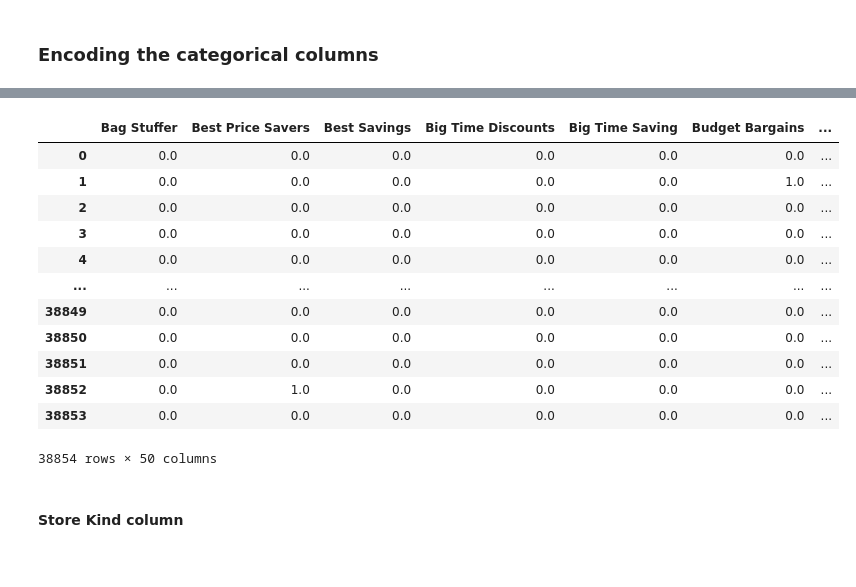
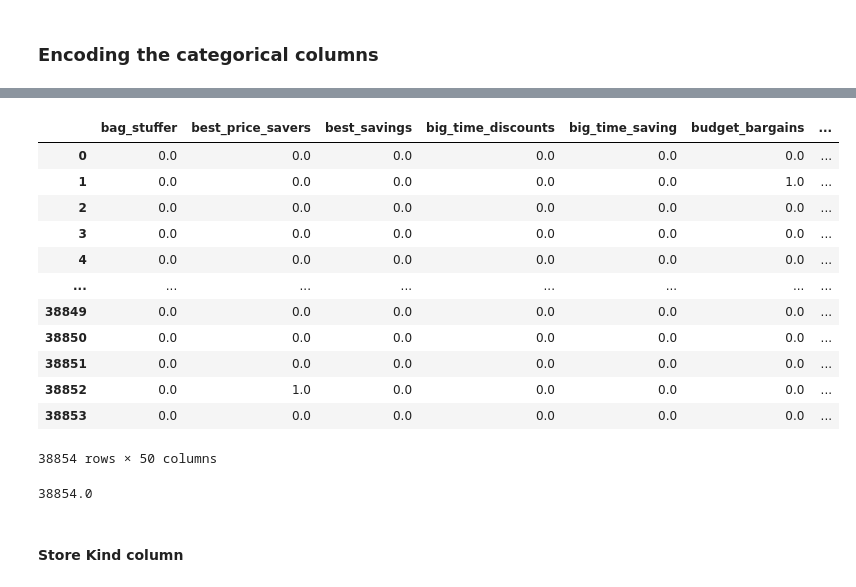
Before and after one commit to abdul-rahman-hassan/Product-Cost-Prediction, a Jupyter notebook: Preprocessing.ipynb, the cells around one changed output, grey strips where cells are left out. Drawn from its saved outputs; the diff is of its cells as text; code cells hidden in the pictures.

```diff
--- a/Preprocessing.ipynb
+++ b/Preprocessing.ipynb
@@ -1017,24 +1038,35 @@ array(['Dimes Off', 'Budget Bargains', 'Shelf Emptiers', 'Savings Galore',
-# %%
-from sklearn.preprocessing import OneHotEncoder
-ohe = OneHotEncoder(sparse_output= False )
-arr = ohe.fit_transform(train[['promotion_name']])
-transformed_col = pd.DataFrame(arr)
-transformed_col.columns = ['Bag Stuffer', 'Best Price Savers', 'Best Savings', 'Big Time Discounts', 'Big Time Saving', 'Budget Bargains', 'Coupon Spectacular', 'Dimes Off', 'Discount Frenzy', 'Dollar Days', 'Double Your Savings', 'Fantastic Discounts', 'Full Free', 'GLD', 'Go For It', 'Green Light Special', 'I Cant Believe It Sale', 'Lottery Cash Registerion', 'Money Savers', 'Mystery Sale', 'No Promotion', 'One Day Sale', 'Pick Your Savings', 'Price Cutters', 'Price Destroyers', 'Price Slashers', 'Price Smashers', 'Price Winners', 'Promo Big', 'Roller Savings (High) ', 'Sale : Double Down', 'Sale Sale Sale', 'Sale Winners', 'Sales Days', 'Save It (Sale)', 'Save Price', 'Saving Days', 'Savings Galore', 'Shelf Clearing Days', 'Shelf Emptiers', 'Super Duper Savers', 'Super Savers', 'Super Wallet Savers', 'Three for One', 'Tip Top Savings', 'Two Day Sale', 'Two for One', 'Wallet Savers', 'Weekend Discount', 'You Save Days']
-transformed_col
-# %% [output]
-|  | Bag Stuffer | Best Price Savers | Best Savings | Big Time Discounts | Big Time Saving | Budget Bargains | ... |
-| 0 | 0.0 | 0.0 | 0.0 | 0.0 | 0.0 | 0.0 | ... |
-| 1 | 0.0 | 0.0 | 0.0 | 0.0 | 0.0 | 1.0 | ... |
-| 2 | 0.0 | 0.0 | 0.0 | 0.0 | 0.0 | 0.0 | ... |
-| 3 | 0.0 | 0.0 | 0.0 | 0.0 | 0.0 | 0.0 | ... |
-| 4 | 0.0 | 0.0 | 0.0 | 0.0 | 0.0 | 0.0 | ... |
-| ... | ... | ... | ... | ... | ... | ... | ... |
-| 38849 | 0.0 | 0.0 | 0.0 | 0.0 | 0.0 | 0.0 | ... |
-| 38850 | 0.0 | 0.0 | 0.0 | 0.0 | 0.0 | 0.0 | ... |
-| 38851 | 0.0 | 0.0 | 0.0 | 0.0 | 0.0 | 0.0 | ... |
-| 38852 | 0.0 | 1.0 | 0.0 | 0.0 | 0.0 | 0.0 | ... |
-| 38853 | 0.0 | 0.0 | 0.0 | 0.0 | 0.0 | 0.0 | ... |
-38854 rows × 50 columns
+# %%
+from sklearn.preprocessing import OneHotEncoder
+
+ohe = OneHotEncoder(sparse_output= False )
+
+arr = ohe.fit_transform(train[['promotion_name']])
+
+transformed_col = pd.DataFrame(arr, columns=ohe.get_feature_names_out(['promotion_name']))
+
+transformed_col.columns = [col.replace('promotion_name_', '') for col in transformed_col.columns]
+transformed_col.columns = [col.replace(' ', '_') for col in transformed_col.columns]
+transformed_col.columns = [col.lower() for col in transformed_col.columns]
+
+transformed_col
+# %% [output]
+|  | bag_stuffer | best_price_savers | best_savings | big_time_discounts | big_time_saving | budget_bargains | ... |
+| 0 | 0.0 | 0.0 | 0.0 | 0.0 | 0.0 | 0.0 | ... |
+| 1 | 0.0 | 0.0 | 0.0 | 0.0 | 0.0 | 1.0 | ... |
+| 2 | 0.0 | 0.0 | 0.0 | 0.0 | 0.0 | 0.0 | ... |
+| 3 | 0.0 | 0.0 | 0.0 | 0.0 | 0.0 | 0.0 | ... |
+| 4 | 0.0 | 0.0 | 0.0 | 0.0 | 0.0 | 0.0 | ... |
+| ... | ... | ... | ... | ... | ... | ... | ... |
+| 38849 | 0.0 | 0.0 | 0.0 | 0.0 | 0.0 | 0.0 | ... |
+| 38850 | 0.0 | 0.0 | 0.0 | 0.0 | 0.0 | 0.0 | ... |
+| 38851 | 0.0 | 0.0 | 0.0 | 0.0 | 0.0 | 0.0 | ... |
+| 38852 | 0.0 | 1.0 | 0.0 | 0.0 | 0.0 | 0.0 | ... |
+| 38853 | 0.0 | 0.0 | 0.0 | 0.0 | 0.0 | 0.0 | ... |
+38854 rows × 50 columns
+# %%
+transformed_col.sum(axis=1).sum()
+# %% [output]
+38854.0
 # %%
 train = train.join(transformed_col)
 train.drop('promotion_name',axis = 1 , inplace=True)
```
Also changed, not shown: parts of 40 cells of this notebook, 5 other files.
